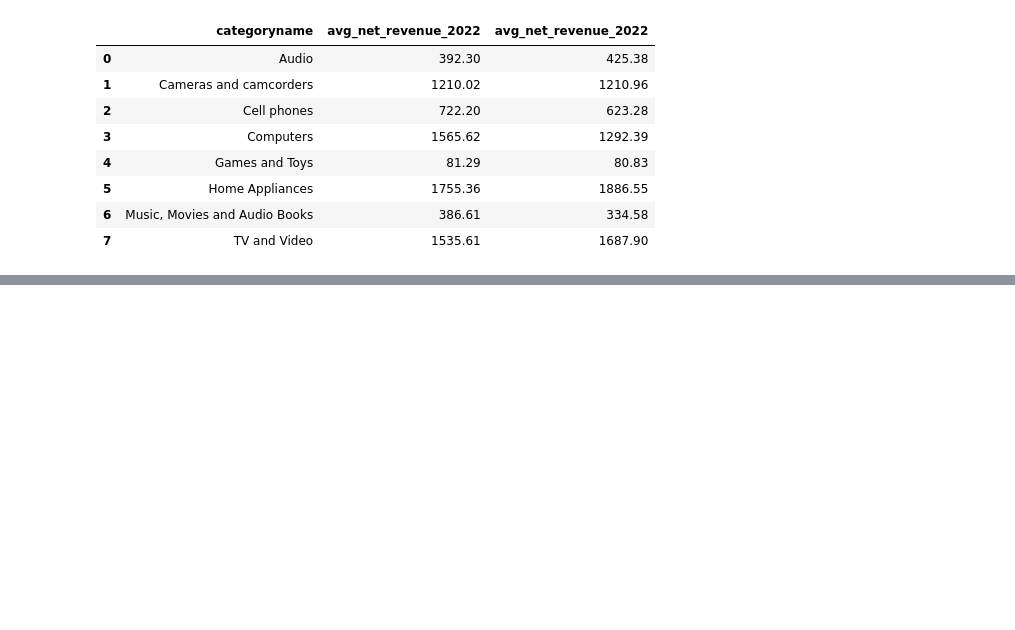
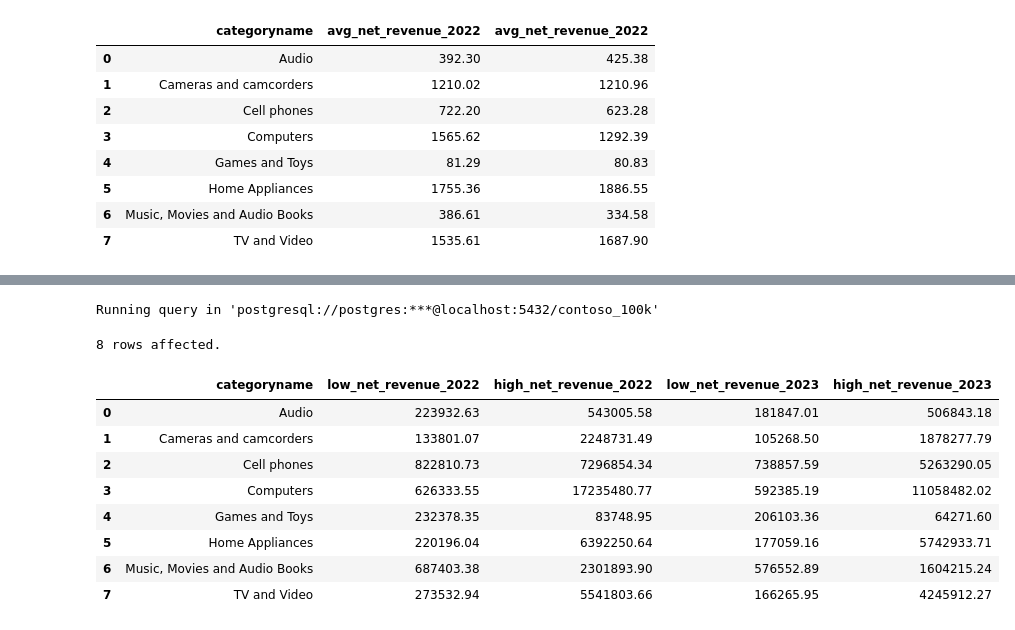
Before and after one commit to Tochjosh/Data-wrangling, a Jupyter notebook: Resources/Blank_SQL_Notebook.ipynb, the cells around one changed output, grey strips where cells are left out. Drawn from its saved outputs; the diff is of its cells as text; code cells hidden in the pictures; blank space fills up the shorter version.

```diff
--- a/Resources/Blank_SQL_Notebook.ipynb
+++ b/Resources/Blank_SQL_Notebook.ipynb
@@ -321,0 +343,38 @@ Running query in 'postgresql://postgres:***@localhost:5432/contoso_100k'
+# %%
+%%sql
+
+WITH median_value AS (
+  SELECT
+  PERCENTILE_CONT(0.5) WITHIN GROUP (ORDER BY (s.quantity * s.netprice * s.exchangerate)) AS median
+FROM
+   sales s
+)
+
+
+SELECT
+  p.categoryname,
+  SUM(CASE WHEN (s.quantity * s.netprice * s.exchangerate) < mv.median AND s.orderdate BETWEEN '2022-01-01' AND '2022-12-31' THEN (s.quantity * s.netprice * s.exchangerate) END) AS low_net_revenue_2022,
+  SUM(CASE WHEN (s.quantity * s.netprice * s.exchangerate) > mv.median AND s.orderdate BETWEEN '2022-01-01' AND '2022-12-31' THEN (s.quantity * s.netprice * s.exchangerate) END) AS high_net_revenue_2022,
+  SUM(CASE WHEN (s.quantity * s.netprice * s.exchangerate) < mv.median AND s.orderdate BETWEEN '2023-01-01' AND '2023-12-31' THEN (s.quantity * s.netprice * s.exchangerate) END) AS low_net_revenue_2023,
+  SUM(CASE WHEN (s.quantity * s.netprice * s.exchangerate) > mv.median AND s.orderdate BETWEEN '2023-01-01' AND '2023-12-31' THEN (s.quantity * s.netprice * s.exchangerate) END) AS high_net_revenue_2023
+FROM
+  sales s
+  LEFT JOIN product p
+    ON s.productkey = p.productkey,
+  median_value mv
+GROUP BY
+  p.categoryname
+ORDER BY
+  p.categoryname
+# %% [output]
+Running query in 'postgresql://postgres:***@localhost:5432/contoso_100k'
+8 rows affected.
+|  | categoryname | low_net_revenue_2022 | high_net_revenue_2022 | low_net_revenue_2023 | high_net_revenue_2023 |
+| 0 | Audio | 223932.63 | 543005.58 | 181847.01 | 506843.18 |
+| 1 | Cameras and camcorders | 133801.07 | 2248731.49 | 105268.50 | 1878277.79 |
+| 2 | Cell phones | 822810.73 | 7296854.34 | 738857.59 | 5263290.05 |
+| 3 | Computers | 626333.55 | 17235480.77 | 592385.19 | 11058482.02 |
+| 4 | Games and Toys | 232378.35 | 83748.95 | 206103.36 | 64271.60 |
+| 5 | Home Appliances | 220196.04 | 6392250.64 | 177059.16 | 5742933.71 |
+| 6 | Music, Movies and Audio Books | 687403.38 | 2301893.90 | 576552.89 | 1604215.24 |
+| 7 | TV and Video | 273532.94 | 5541803.66 | 166265.95 | 4245912.27 |
```
Also changed, not shown: parts of 8 cells of this notebook.
